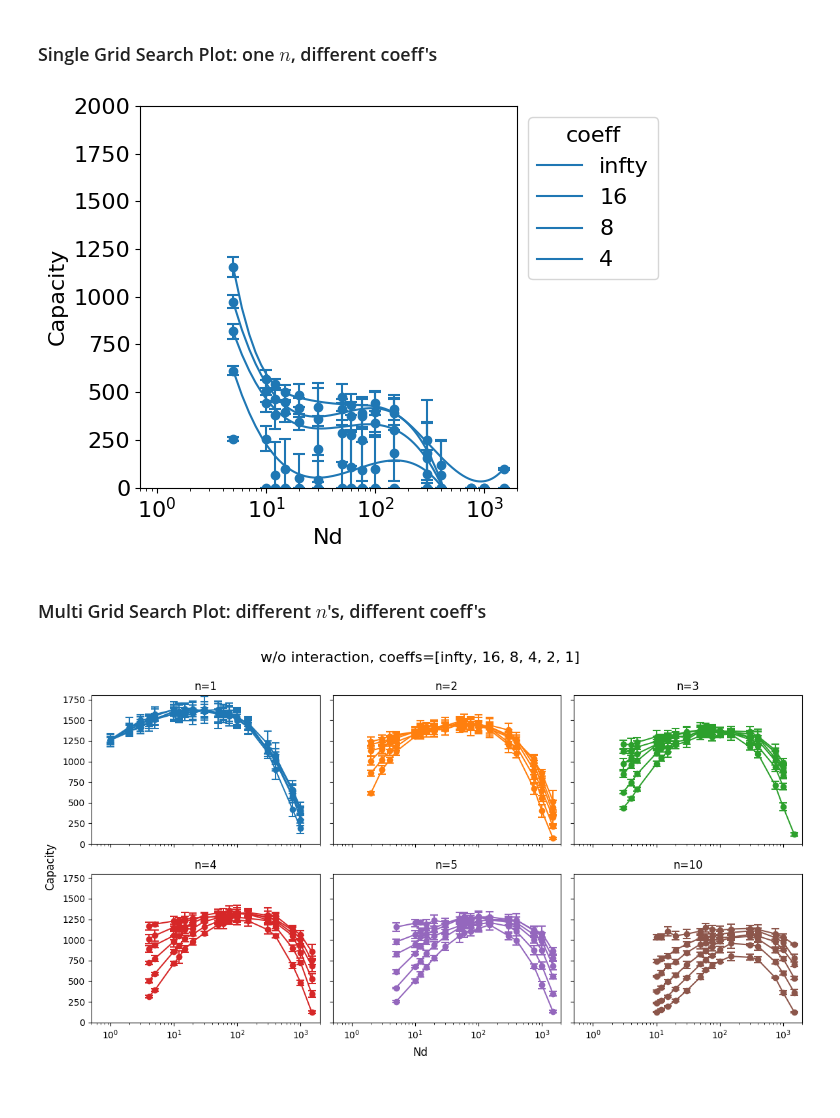
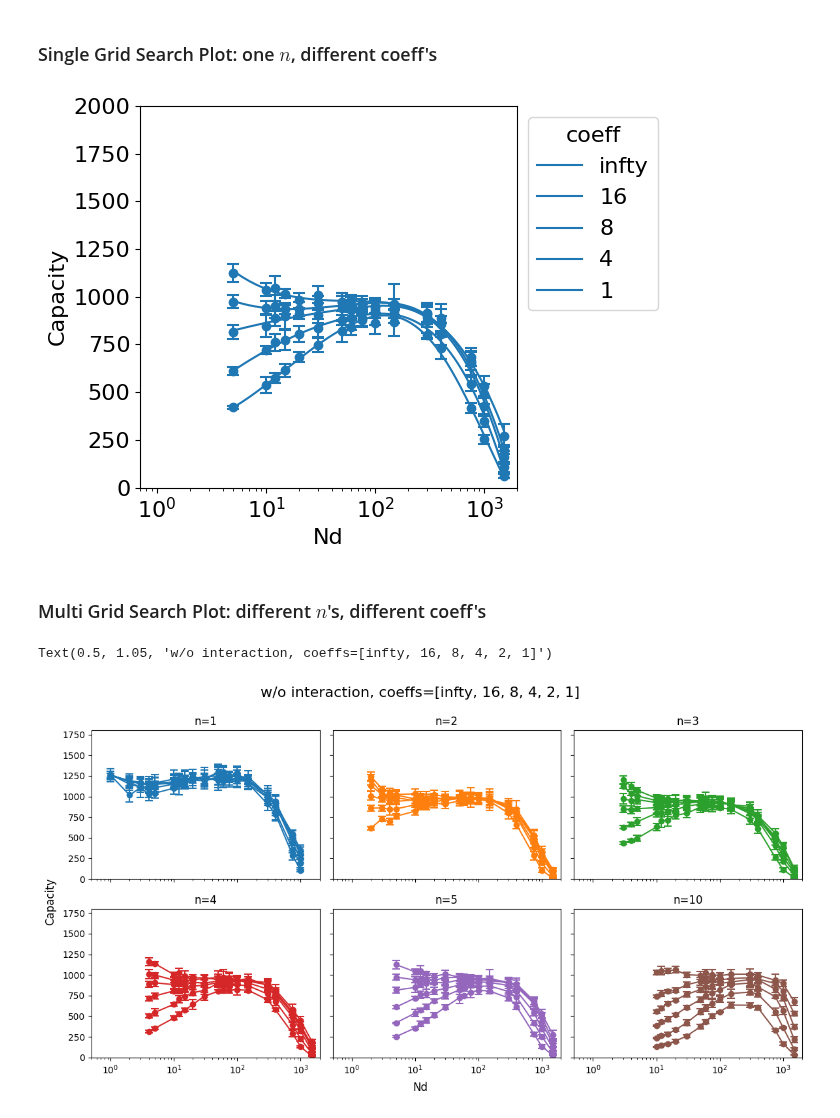
Before and after one commit to Cai-Fangxu/dendrite_familiarity_detection, a Jupyter notebook: common_data_processing/capacity_plots.ipynb, the cells around one changed output. Drawn from its saved outputs; the diff is of its cells as text; code cells hidden in the pictures.

```diff
--- a/common_data_processing/capacity_plots.ipynb
+++ b/common_data_processing/capacity_plots.ipynb
@@ -130,11 +130,18 @@ Skipping ndR = 300
 #                   "../data/gridSearch_standard/60000/coeff_4/max_points_df.csv",
 #                   "../data/gridSearch_standard/60000/coeff_1/max_points_df.csv"]
 
-file_path_list = ["../data/gridSearch_NonInt/60000/coeff_infty/max_points_df.csv",
-                  "../data/gridSearch_NonInt/60000/coeff_16/max_points_df.csv",
-                  "../data/gridSearch_NonInt/60000/coeff_8/max_points_df.csv",
-                  "../data/gridSearch_NonInt/60000/coeff_4/max_points_df.csv",
-                  "../data/gridSearch_NonInt/60000/coeff_1/max_points_df.csv"]
+file_path_list = ["../data/gridSearch_int_variable_n_min1/60000/coeff_infty/max_points_df.csv",
+                  "../data/gridSearch_int_variable_n_min1/60000/coeff_16/max_points_df.csv",
+                  "../data/gridSearch_int_variable_n_min1/60000/coeff_8/max_points_df.csv",
+                  "../data/gridSearch_int_variable_n_min1/60000/coeff_4/max_points_df.csv",
+                  "../data/gridSearch_int_variable_n_min1/60000/coeff_2/max_points_df.csv",
+                  "../data/gridSearch_int_variable_n_min1/60000/coeff_1/max_points_df.csv"]
+
+# file_path_list = ["../data/gridSearch_NonInt/60000/coeff_infty/max_points_df.csv",
+#                   "../data/gridSearch_NonInt/60000/coeff_16/max_points_df.csv",
+#                   "../data/gridSearch_NonInt/60000/coeff_8/max_points_df.csv",
+#                   "../data/gridSearch_NonInt/60000/coeff_4/max_points_df.csv",
+#                   "../data/gridSearch_NonInt/60000/coeff_1/max_points_df.csv"]
 
 # df_name_list = ["infty", "16", "8", "4", "1"]
 df_name_list = ["infty", "16", "8", "4", "1"]
@@ -195,16 +202,23 @@ plt.legend(bbox_to_anchor=(1.0, 1), loc='upper left', title='coeff', fontsize=16
 
 plt.tight_layout()
 # %% [output]
-[figure, old version]
+[figure, new version]
 # %% [markdown]
 ### Multi Grid Search Plot: different $n$'s, different coeff's
 # %%
-file_path_list = ["../data/gridSearch_standard/60000/coeff_infty/max_points_df.csv",
-                  "../data/gridSearch_standard/60000/coeff_16/max_points_df.csv",
-                  "../data/gridSearch_standard/60000/coeff_8/max_points_df.csv",
-                  "../data/gridSearch_standard/60000/coeff_4/max_points_df.csv",
-                  "../data/gridSearch_standard/60000/coeff_2/max_points_df.csv",
-                  "../data/gridSearch_standard/60000/coeff_1/max_points_df.csv"]
+# file_path_list = ["../data/gridSearch_standard/60000/coeff_infty/max_points_df.csv",
+#                   "../data/gridSearch_standard/60000/coeff_16/max_points_df.csv",
+#                   "../data/gridSearch_standard/60000/coeff_8/max_points_df.csv",
+#                   "../data/gridSearch_standard/60000/coeff_4/max_points_df.csv",
+#                   "../data/gridSearch_standard/60000/coeff_2/max_points_df.csv",
+#                   "../data/gridSearch_standard/60000/coeff_1/max_points_df.csv"]
+
+file_path_list = ["../data/gridSearch_int_variable_n_min1/60000/coeff_infty/max_points_df.csv",
+                  "../data/gridSearch_int_variable_n_min1/60000/coeff_16/max_points_df.csv",
+                  "../data/gridSearch_int_variable_n_min1/60000/coeff_8/max_points_df.csv",
+                  "../data/gridSearch_int_variable_n_min1/60000/coeff_4/max_points_df.csv",
+                  "../data/gridSearch_int_variable_n_min1/60000/coeff_2/max_points_df.csv",
+                  "../data/gridSearch_int_variable_n_min1/60000/coeff_1/max_points_df.csv"]
 
 # file_path_list = ["../data/gridSearch_NonInt/60000/coeff_infty/max_points_df.csv",
 #                   "../data/gridSearch_NonInt/60000/coeff_16/max_points_df.csv",
@@ -244,31 +258,32 @@ for ndR_idx, ndR_value in enumerate(ndRlist):
             # fitted_capacity = spline(np.log(nd_plot_list))
 
             # ax[ax_i, ax_j].plot(nd_plot_list, fitted_capacity, label=f"{df_name}", c=f"C{ndR_idx}")
             ax[ax_i, ax_j].plot(subset['nd'], subset['capacity'], label=f"{ndR_value}", c=f"C{ndR_idx}") # Original points line
         except: pass
 
         ax[ax_i, ax_j].errorbar(
             x=subset['nd'],
             y=subset['capacity'],
             yerr=2.571*subset['sem'],
             fmt='o',
             capsize=4,
             capthick=1.5,
             elinewidth=1.5,
             c=f"C{ndR_idx}"
         )
 
     ax[ax_i, ax_j].set_xlim(0.5, 2000)
     ax[ax_i, ax_j].set_ylim(0, 1800)
     # ax[ax_i, ax_j].set_xlabel("Nd")
     # ax[ax_i, ax_j].set_ylabel("capacity")
     ax[ax_i, ax_j].set_xscale("log")
     ax[ax_i, ax_j].set_title(f"n={ndR_value}")
 plt.tight_layout(rect=(0.03,0.03,1,1))
 fig.supxlabel("Nd")
 fig.supylabel("Capacity")
 fig.suptitle("w/o interaction, coeffs=[infty, 16, 8, 4, 2, 1]", fontsize=16, y=1.05)
 
 # plt.savefig("../tmp_figures/capacity_vs_Nd_Int_multiPanels.svg", bbox_inches='tight')
 # %% [output]
+Text(0.5, 1.05, 'w/o interaction, coeffs=[infty, 16, 8, 4, 2, 1]')
-[figure, old version]
+[figure, new version]
```
Also changed, not shown: parts of 1 cell of this notebook, 16 other files.
